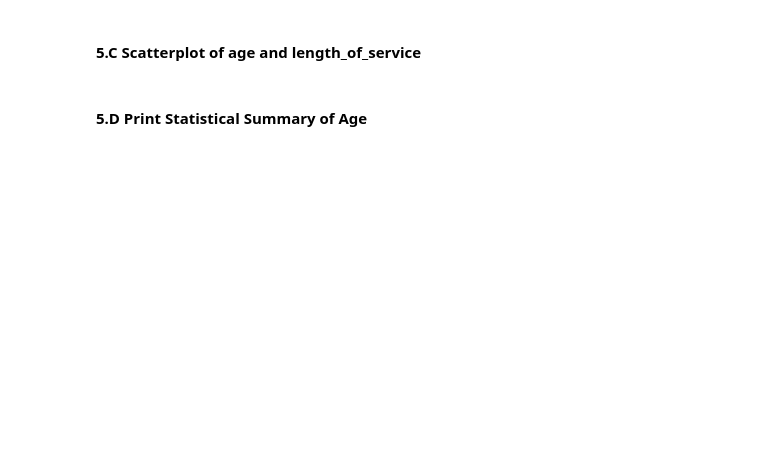
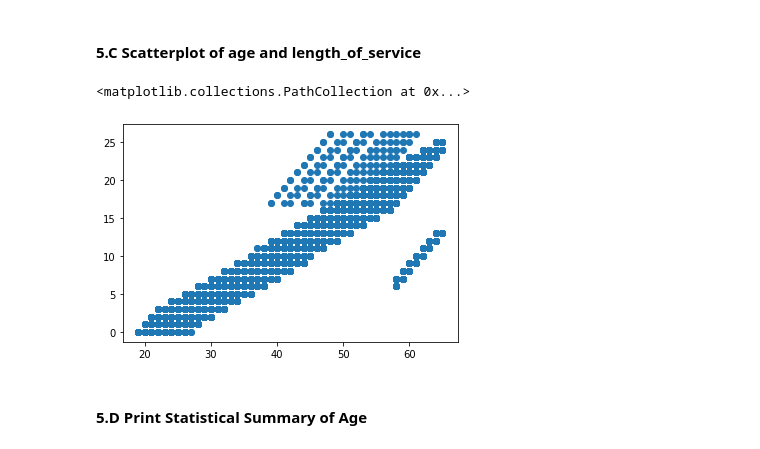
Before and after one commit to MichaelHuttley/iod, a Jupyter notebook: Labs/Module 1/Lab 1.2.2 Pandas Lab.ipynb, the cells around one changed output. Drawn from its saved outputs; the diff is of its cells as text; code cells hidden in the pictures; blank space fills up the shorter version.

```diff
--- a/Labs/Module 1/Lab 1.2.2 Pandas Lab.ipynb
+++ b/Labs/Module 1/Lab 1.2.2 Pandas Lab.ipynb
@@ -366,3 +421,9 @@ Name: 100, dtype: object
+# %%
+# A:
+plt.scatter(df.age, df.length_of_service)
+# %% [output]
+<matplotlib.collections.PathCollection at 0x...>
+[figure, added]
 # %% [markdown]
 #### 5.D Print Statistical Summary of Age
 # %%
```
Also changed, not shown: parts of 12 cells of this notebook.
